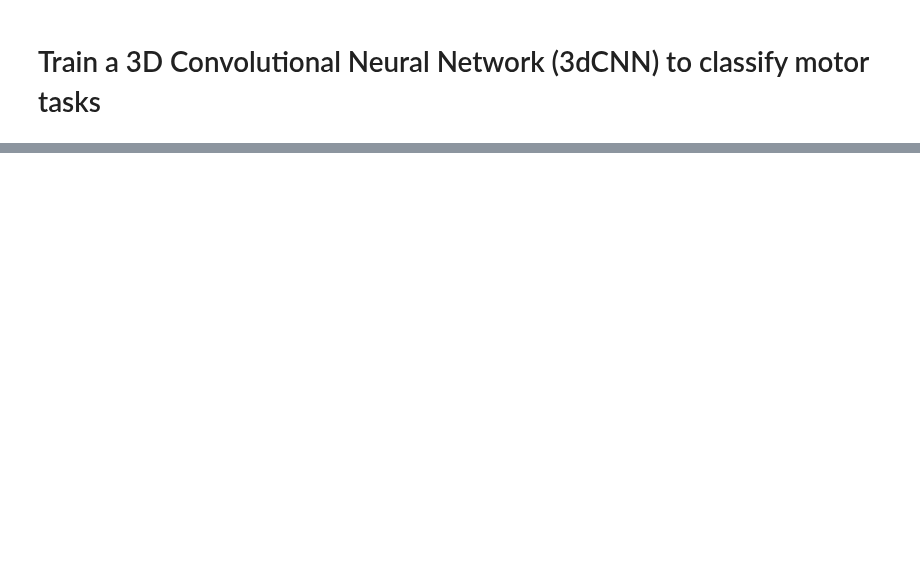
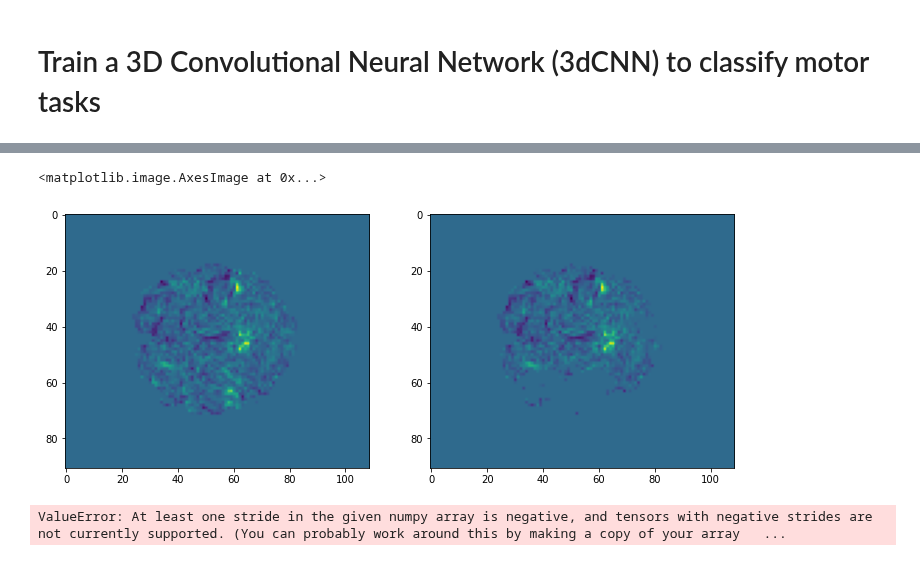
Before and after one commit to PhilippS893/thesis_code_and_analyses, a Jupyter notebook: first_steps/motor_classifier.ipynb, the cells around one changed output, grey strips where cells are left out. Cells and saved outputs as stored; diff of their text form; code cells hidden in the pictures; blank space fills up the shorter version.

```diff
--- a/first_steps/motor_classifier.ipynb
+++ b/first_steps/motor_classifier.ipynb
@@ -192,0 +323,16 @@ Run summary:
+# %%
+attribution_mask = np.reshape(attribution_flat, (1, 91, 109, 91))
+# %%
+test = np.multiply(vol, attribution_mask)
+# %%
+this_slice = 65
+fig, axes = plt.subplots(1, 2, figsize=(12, 6))
+axes[0].imshow(vol[0,:,:,this_slice])
+axes[1].imshow(test[0,:,:,this_slice])
+# %% [output]
+<matplotlib.image.AxesImage at 0x...>
+[figure, added]
+# %%
+vol[:,occlusion_idx] = 0
+# %% [output]
+ValueError: At least one stride in the given numpy array is negative, and tensors with negative strides are not currently supported. (You can probably work around this by making a copy of your array   ...
```
Also changed, not shown: parts of 19 cells of this notebook, 3 other files.
